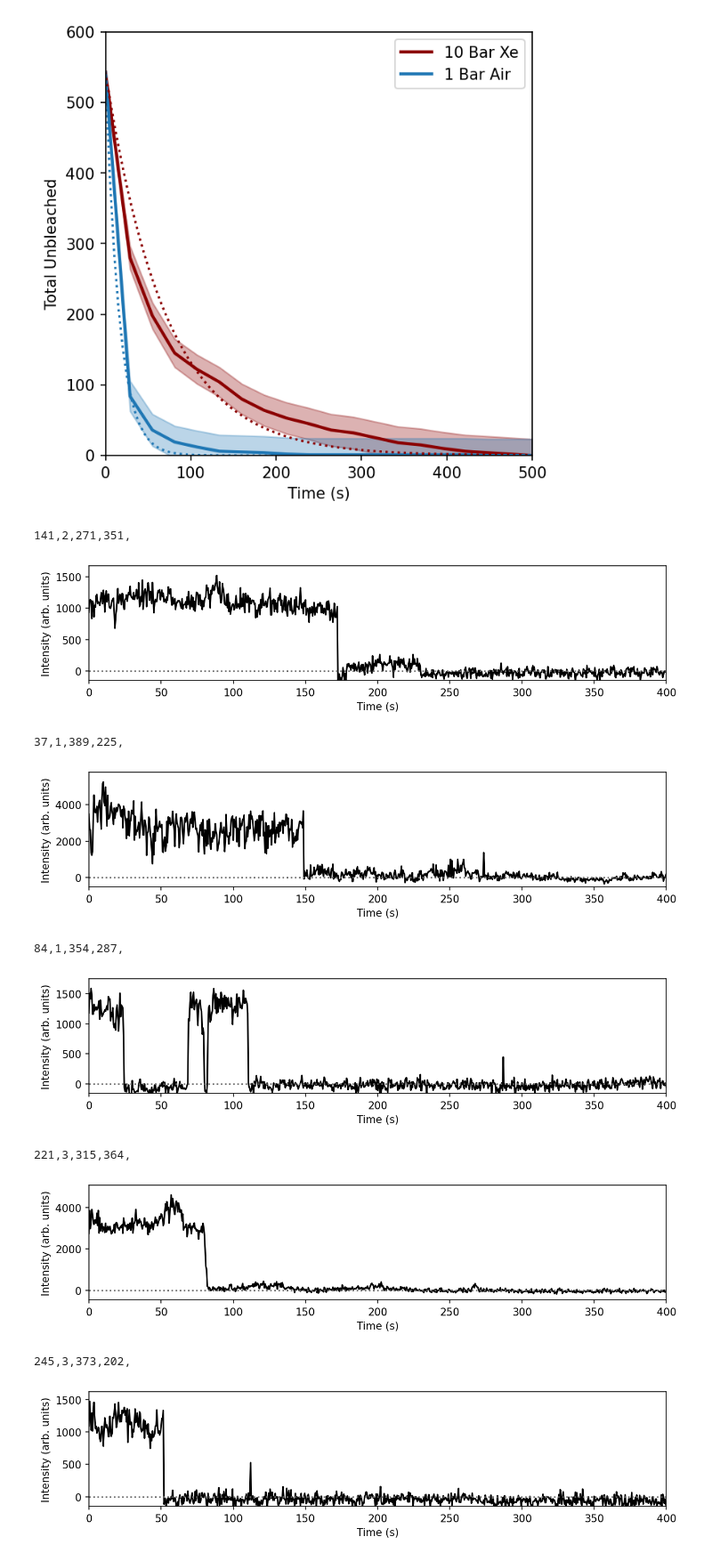
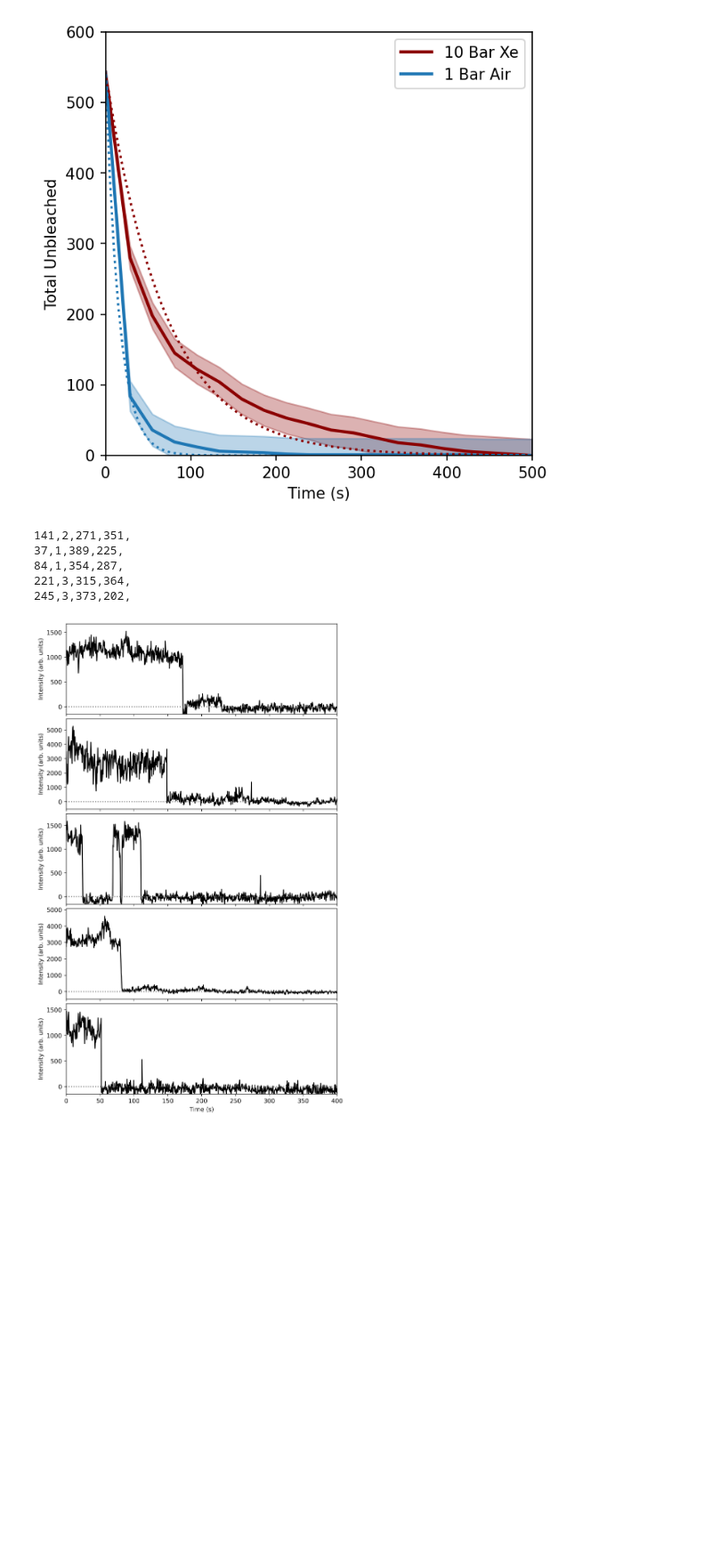
Before and after one commit to UTA-NURES/MicroscopePaperPlots, a Jupyter notebook: AnalyzeSpotDicts.ipynb, the cells around one changed output. Shown at 89% size. Drawn from its saved outputs; the diff is of its cells as text; code cells hidden in the pictures; blank space fills up the shorter version.

```diff
--- a/AnalyzeSpotDicts.ipynb
+++ b/AnalyzeSpotDicts.ipynb
@@ -151,33 +151,32 @@ plt.xlim(0,500)
 # %%
 PickedOuti=[141,37,84,221,245]
 Which='WithBa_Xe10bar_Long_1.dat'
 #Make all the time traces
 maxs=np.array([np.max(i) for i in dat[Which]['Traces']])
 mins=np.array([np.min(i) for i in dat[Which]['Traces']])
 stepfrac=np.array(dat[Which]['Heights'])/(maxs-mins)
 selected=stepfrac>0.3
+fig, axs = plt.subplots(5, 1, sharex=True,dpi=400,figsize=(8,14))
+fig.subplots_adjust(hspace=0.05)
 
+frame=0
 for i in PickedOuti:
+
     #if(stepfrac[i]>0.30):
-        plt.figure(figsize=(10,2),dpi=150)
-        plt.plot(np.arange(len(dat[Which]['Traces'][i]))*ExposureTime,dat[Which]['Traces'][i],color='black')
-#        plt.title(str(i)+", "+str(dat[Which]['Heights'][i]))
-        plt.xlabel("Time (s)")
-        plt.ylabel("Intensity (arb. units)")
-        plt.xlim(0,400)
-        plt.plot([0,400],[0,0],':',color='dimgrey')
-        plt.ylim(-0.1*np.max(dat[Which]['Traces'][i]),np.max(dat[Which]['Traces'][i])*1.1)
+        axs[frame].plot(np.arange(len(dat[Which]['Traces'][i]))*ExposureTime,dat[Which]['Traces'][i],color='black')
+        axs[frame].set_ylabel("Intensity (arb. units)")
+        axs[frame].set_xlim(0,400)
+        axs[frame].plot([0,400],[0,0],':',color='dimgrey')
+        axs[frame].set_ylim(-0.1*np.max(dat[Which]['Traces'][i]),np.max(dat[Which]['Traces'][i])*1.1)
         print(str(i)+","+str(dat[Which]['Im'][i])+"," + str(dat[Which]['X'][i])+"," + str(dat[Which]['Y'][i])+"," )
-        plt.savefig("Plots/SingleMolecules/Trace"+str(i)+".eps",dpi=200,bbox_inches='tight')
-        plt.show()
+        frame=frame+1
+axs[4].set_xlabel("Time (s)")
+
+plt.savefig("Plots/Traces.eps",dpi=200,bbox_inches='tight')
 # %% [output]
 141,2,271,351,
+37,1,389,225,
+84,1,354,287,
+221,3,315,364,
+245,3,373,202,
-[figure, old version]
+[figure, new version]
-37,1,389,225,
-[figure, removed]
-84,1,354,287,
-[figure, removed]
-221,3,315,364,
-[figure, removed]
-245,3,373,202,
-[figure, removed]
```
Also changed, not shown: parts of 1 cell of this notebook, 11 other files.
